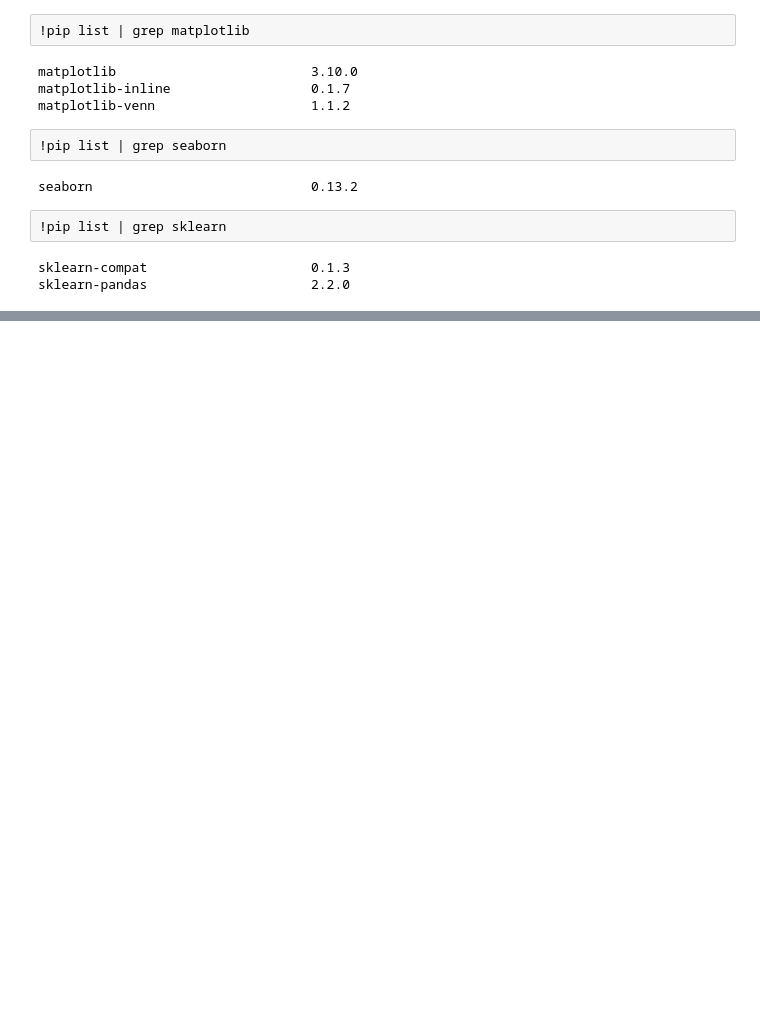
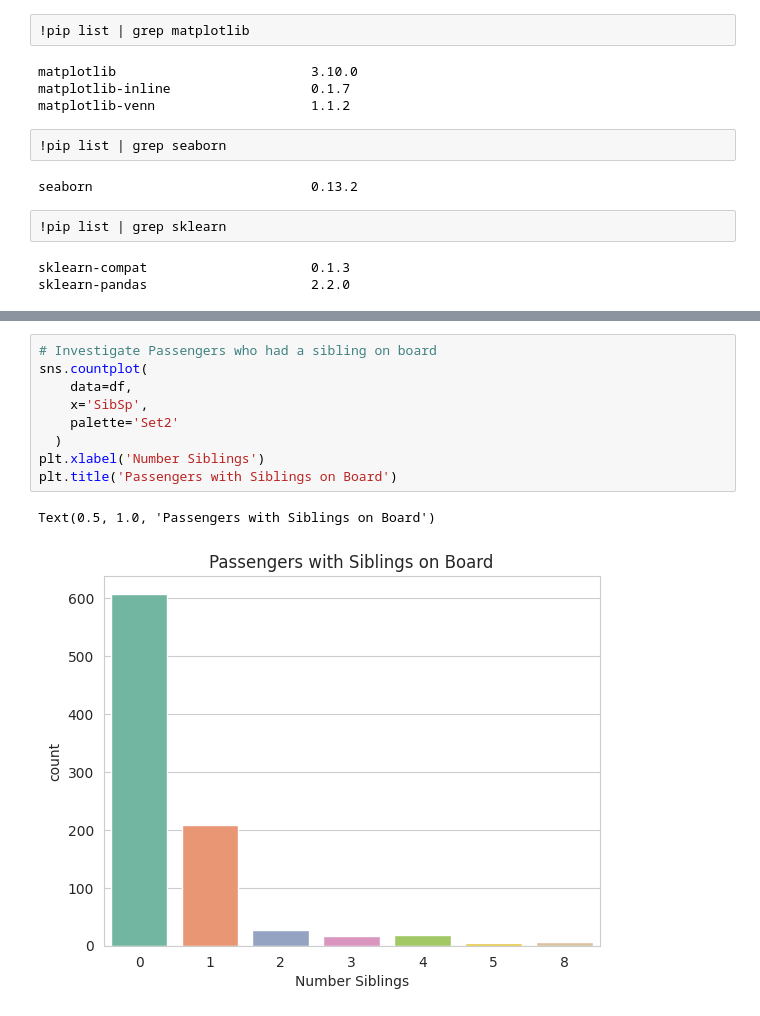
Before and after one commit to thomaspurk/python-ml-examples, a Jupyter notebook: SciKit_Learn_Logistic_Regression_Demo.ipynb, the cells around one changed output, grey strips where cells are left out. Saved outputs shown, nothing was run; the diff lists cells and outputs as text; blank space fills up the shorter version.

```diff
--- a/SciKit_Learn_Logistic_Regression_Demo.ipynb
+++ b/SciKit_Learn_Logistic_Regression_Demo.ipynb
@@ -50,0 +130,12 @@ uploaded = files.upload()
+# %%
+# Investigate Passengers who had a sibling on board
+sns.countplot(
+    data=df,
+    x='SibSp',
+    palette='Set2'
+  )
+plt.xlabel('Number Siblings')
+plt.title('Passengers with Siblings on Board')
+# %% [output]
+Text(0.5, 1.0, 'Passengers with Siblings on Board')
+[figure, added]
```
Also changed, not shown: parts of 9 cells of this notebook.
